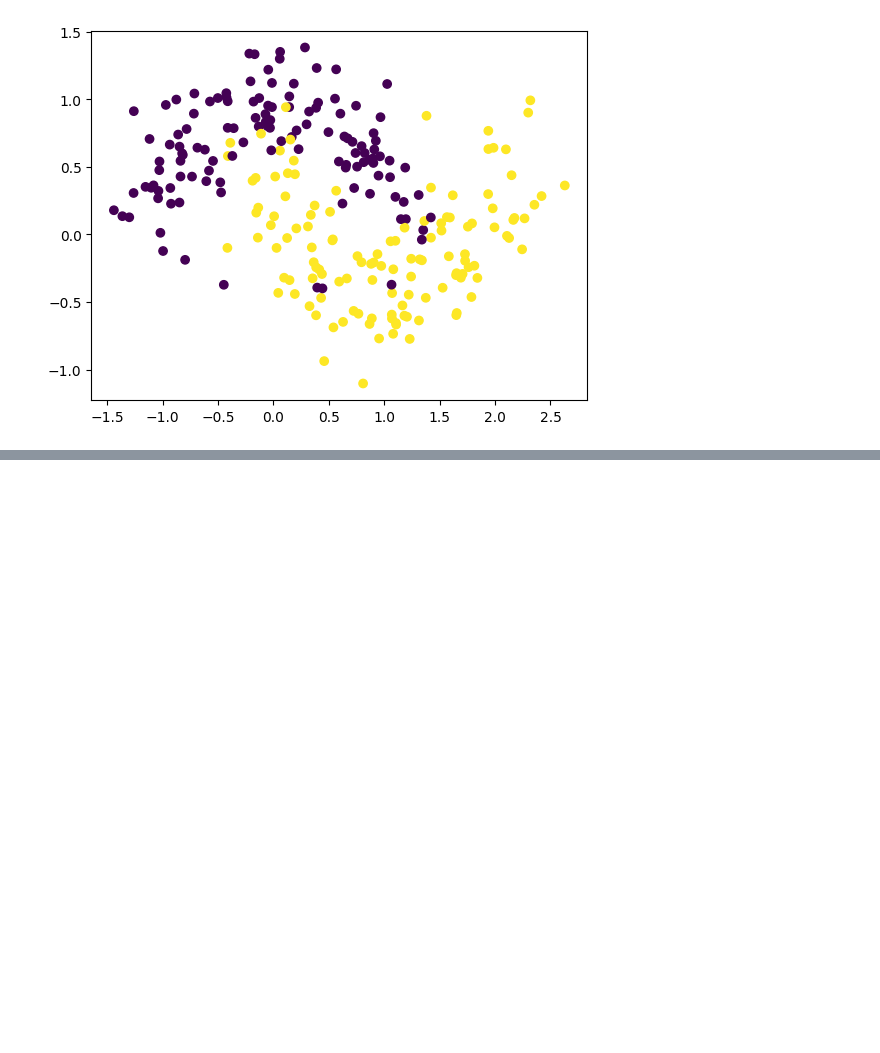
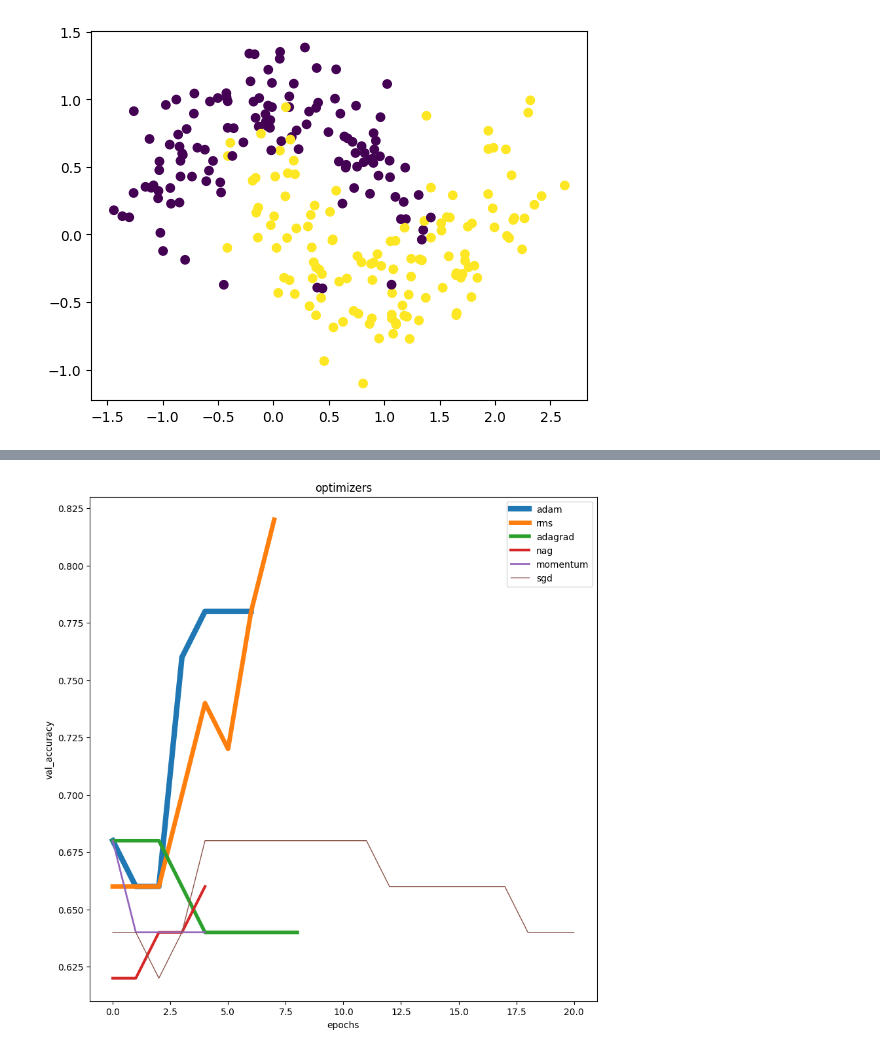
Before and after one commit to ParamAhuja/DL_Notebooks, a Jupyter notebook: Optimizers.ipynb, the cells around one changed output, grey strips where cells are left out. Cells and saved outputs as stored; diff of their text form; code cells hidden in the pictures; blank space fills up the shorter version.

```diff
--- a/Optimizers.ipynb
+++ b/Optimizers.ipynb
@@ -177,4 +185,6 @@ acc = history.history["accuracy"][-1]
 loss = history.history["loss"][-1]
 print(f" accuracy: {acc}\n val_accuracy: {val_acc}\n loss: {loss}\n val_loss: {val_loss}")
 print("epochs: ", len(history.history["accuracy"]))
+
+histories.append(history.history)
 # %% [output]
@@ -238,4 +248,6 @@ acc = history.history["accuracy"][-1]
 loss = history.history["loss"][-1]
 print(f" accuracy: {acc}\n val_accuracy: {val_acc}\n loss: {loss}\n val_loss: {val_loss}")
 print("epochs: ", len(history.history["accuracy"]))
+
+histories.append(history.history)
 # %% [output]
@@ -297,4 +309,6 @@ acc = history.history["accuracy"][-1]
 loss = history.history["loss"][-1]
 print(f" accuracy: {acc}\n val_accuracy: {val_acc}\n loss: {loss}\n val_loss: {val_loss}")
 print("epochs: ", len(history.history["accuracy"]))
+
+histories.append(history.history)
 # %% [output]
@@ -356,4 +370,6 @@ acc = history.history["accuracy"][-1]
 loss = history.history["loss"][-1]
 print(f" accuracy: {acc}\n val_accuracy: {val_acc}\n loss: {loss}\n val_loss: {val_loss}")
 print("epochs: ", len(history.history["accuracy"]))
+
+histories.append(history.history)
 # %% [output]
@@ -389,0 +406,16 @@ epochs:  19
+# %%
+import matplotlib.pyplot as plt
+plt.figure(figsize=(10,10))
+plt.xlabel("epochs")
+plt.ylabel("val_accuracy")
+plt.title("optimizers")
+
+for i, optim in enumerate(histories):
+  # print(i["accuracy"])
+  # plt.plot(i["accuracy"])
+  plt.plot(optim["val_accuracy"], linewidth = len(histories) - i)
+
+plt.legend(["adam", "rms", "adagrad", "nag", "momentum", "sgd"])
+plt.show()
+# %% [output]
+[figure, added]
```
Also changed, not shown: parts of 8 cells of this notebook.
